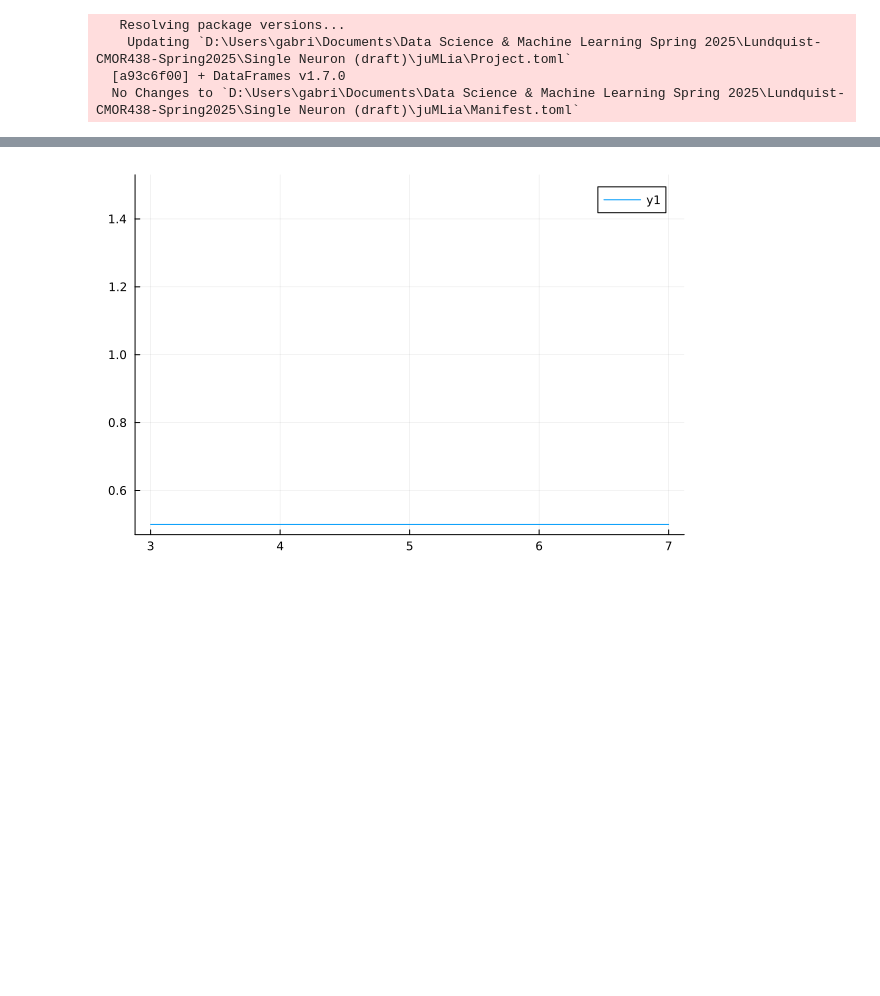
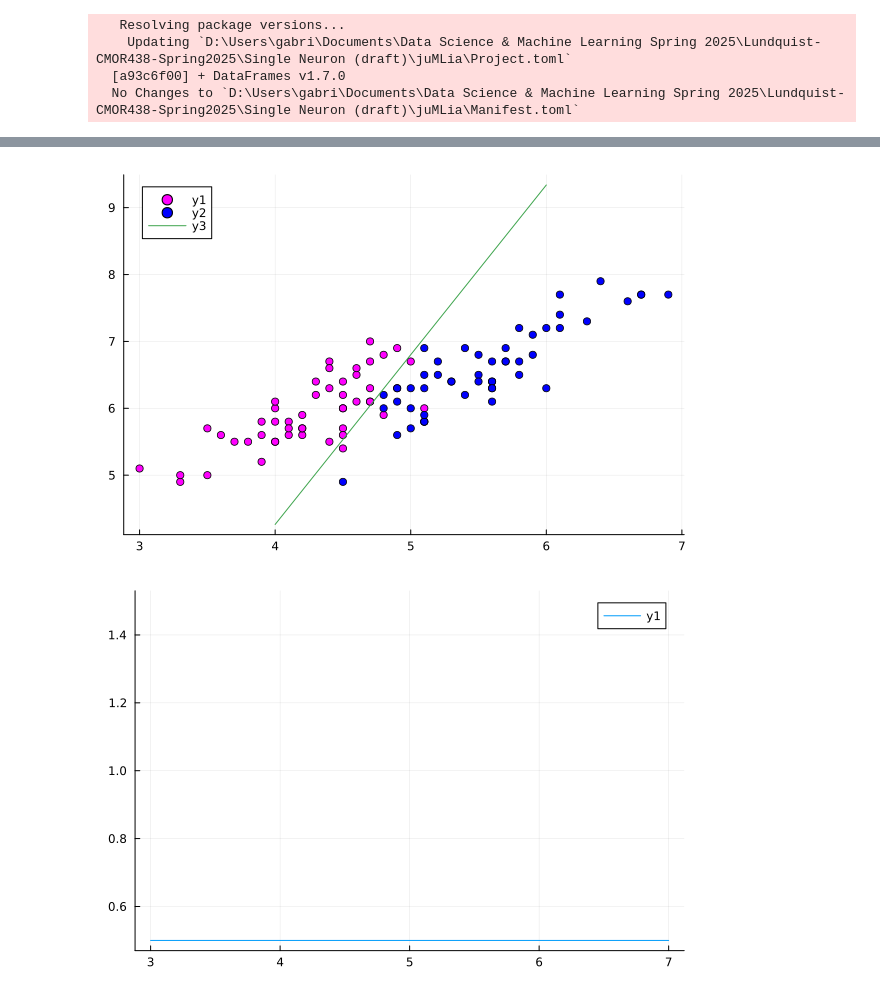
Before and after one commit to gml7/Lundquist-CMOR438-Spring2025, a Jupyter notebook: Single Neuron (draft)/JuliaTesting.ipynb, the cells around one changed output, grey strips where cells are left out. Drawn from its saved outputs; the diff is of its cells as text; code cells hidden in the pictures; blank space fills up the shorter version.

Commit message:
Fixed errors in plotneuron

```diff
--- a/Single Neuron (draft)/JuliaTesting.ipynb
+++ b/Single Neuron (draft)/JuliaTesting.ipynb
@@ -24,0 +67,3 @@ include("Single Neuron (draft)/SingleNeuronJulia.jl")
+# %%
+logregmodel = SingleNeuron(2, :logisticregression)
+train!(logregmodel, logreginputs, logregtargets; numepochs=10000, learningrate=0.01)
@@ -25,3 +93,7 @@ include("Single Neuron (draft)/SingleNeuronJulia.jl")
+# %%
+plotneuron!(logregmodel; leftbound=4, rightbound=6)
+# %% [output]
+[figure, added]
 # %%
 logreg1Dmodel = SingleNeuron(1, :logisticregression)
 logreg1Ddata = subset(irisdata.dataframe, :class => (species -> isequal.(species, "Iris-virginica") .|| isequal.(species, "Iris-versicolor")))
```
Also changed, not shown: parts of 4 cells of this notebook, 1 other file.
